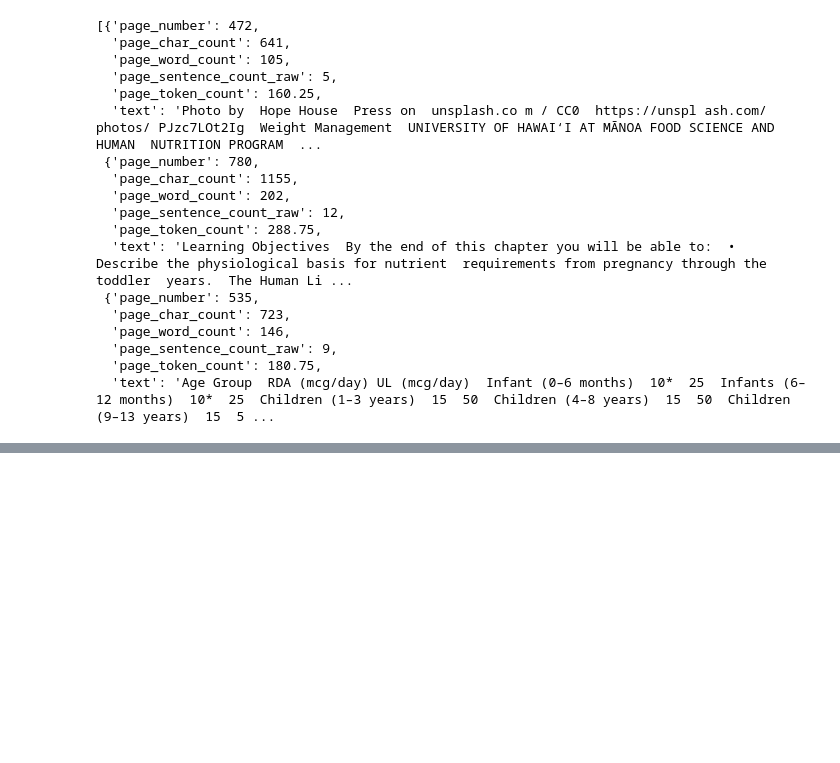
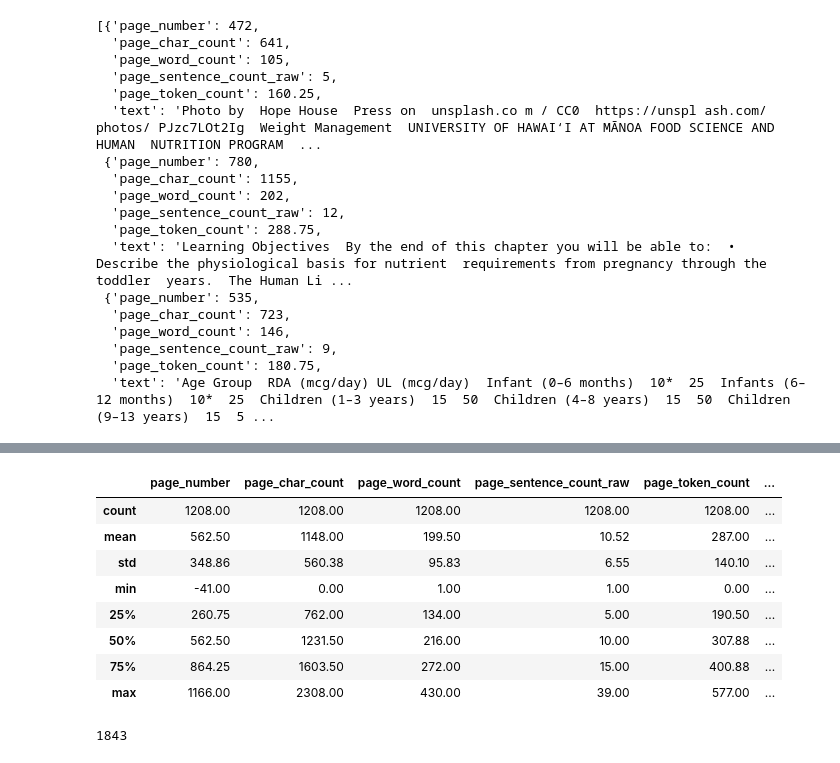
Before and after one commit to dawmro/simple-local-rag, a Jupyter notebook: local-rag.ipynb, the cells around one changed output, grey strips where cells are left out. Cells and saved outputs as stored; diff of their text form; code cells hidden in the pictures; blank space fills up the shorter version.

```diff
--- a/local-rag.ipynb
+++ b/local-rag.ipynb
@@ -105,0 +224,38 @@ random.sample(pages_and_texts, k=3)
+# %%
+df = pd.DataFrame(pages_and_texts)
+df.describe().round(2)
+# %% [output]
+|  | page_number | page_char_count | page_word_count | page_sentence_count_raw | page_token_count | ... |
+| count | 1208.00 | 1208.00 | 1208.00 | 1208.00 | 1208.00 | ... |
+| mean | 562.50 | 1148.00 | 199.50 | 10.52 | 287.00 | ... |
+| std | 348.86 | 560.38 | 95.83 | 6.55 | 140.10 | ... |
+| min | -41.00 | 0.00 | 1.00 | 1.00 | 0.00 | ... |
+| 25% | 260.75 | 762.00 | 134.00 | 5.00 | 190.50 | ... |
+| 50% | 562.50 | 1231.50 | 216.00 | 10.00 | 307.88 | ... |
+| 75% | 864.25 | 1603.50 | 272.00 | 15.00 | 400.88 | ... |
+| max | 1166.00 | 2308.00 | 430.00 | 39.00 | 577.00 | ... |
+# %%
+# spliting each chunk into each own item
+
+import re
+
+pages_and_chunks = []
+for item in tqdm(pages_and_texts):
+    for sentence_chunk in item["sentence_chunks"]:
+        chunk_dict = {}
+        chunk_dict["page_number"] = item["page_number"]
+        # join list of sentences into paragraph
+        joined_sentence_chunk = "".join(sentence_chunk).replace("  ", " ").strip()
+        # add " " before start of sentece and after .
+        joined_sentence_chunk = re.sub(r'\.([A-Z])', r'. \1', joined_sentence_chunk)
+        chunk_dict["sentence_chunk"] = joined_sentence_chunk
+
+        chunk_dict["chunk_char_count"] = len(joined_sentence_chunk)
+        chunk_dict["chunk_word_count"] = len([word for word in joined_sentence_chunk.split(" ")])
+        chunk_dict["chunk_token_count"] = len(joined_sentence_chunk)/4
+
+        pages_and_chunks.append(chunk_dict)
+
+len(pages_and_chunks)
+# %% [output]
+1843
```
Also changed, not shown: parts of 14 cells of this notebook.
